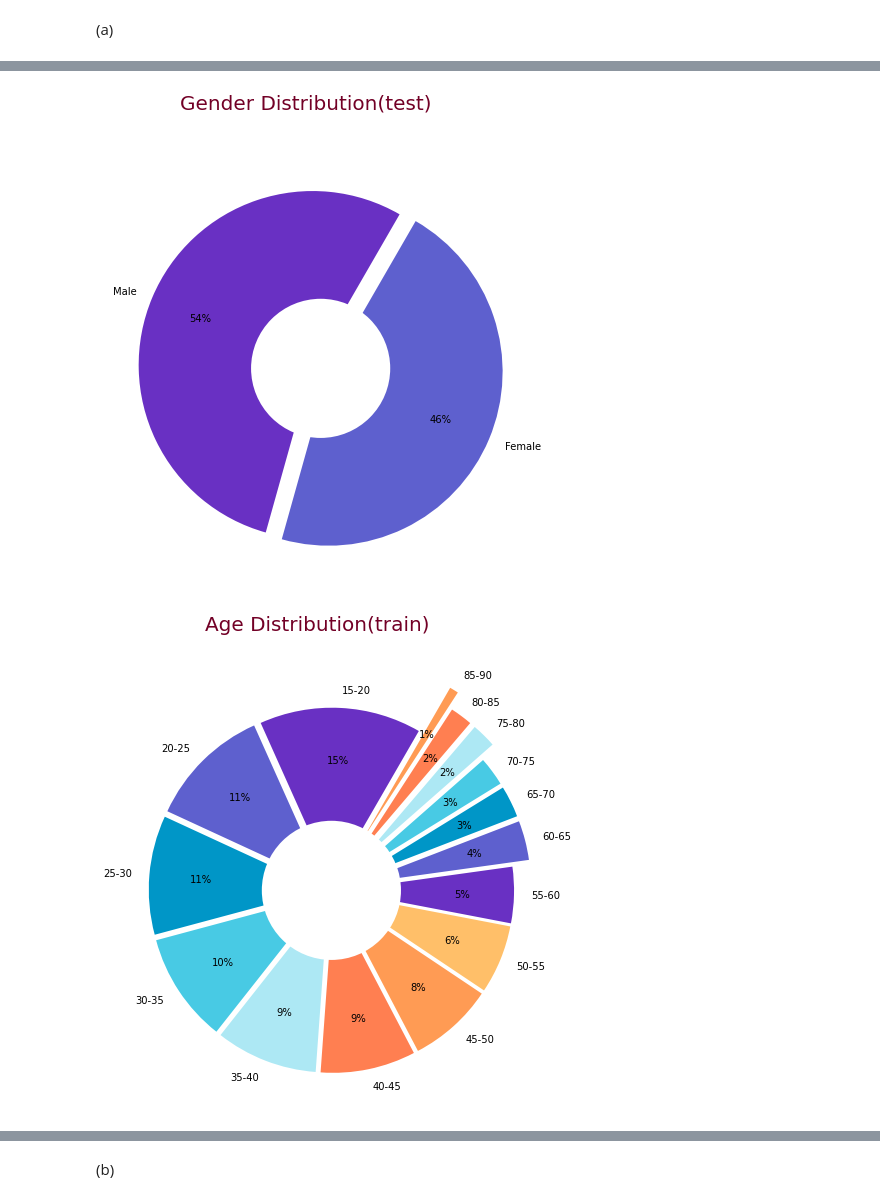
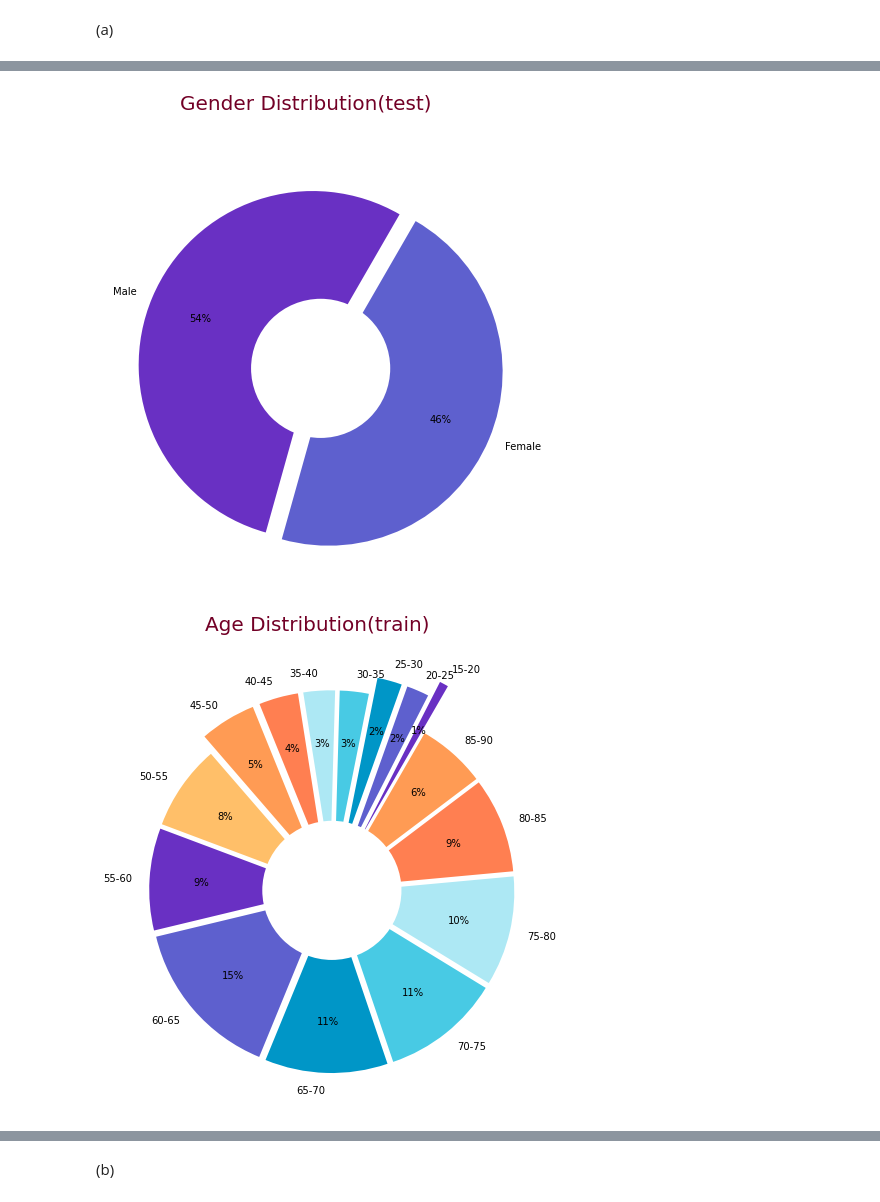
Before and after one commit to Lyric98/953, a Jupyter notebook: hw1/homework1_Yanran.ipynb, the cells around one changed output, grey strips where cells are left out. Saved outputs shown, nothing was run; the diff lists cells and outputs as text; code cells hidden in the pictures.

```diff
--- a/hw1/homework1_Yanran.ipynb
+++ b/hw1/homework1_Yanran.ipynb
@@ -35,13 +35,16 @@ df = pd.read_csv(os.path.join(path_to_data_folder, "gossis.csv"))
 # Enter the features corresponding to each category as a list below
 # category (a)
 # relevant features, all the features other than the ones listed below
-relevant_features = list(df.drop(columns=['encounter_id', 'patient_id',
-                                          'hospital_id', 'hospital_death',
-                                          'hospital_admit_source', 'icu_admit_source',
-                                          "apache_4a_hospital_death_prob",
-                              "apache_4a_icu_death_prob", "apache_2_diagnosis",
-                              "apache_2_bodysystem", "apache_3j_bodysystem",
-                              "apache_3j_diagnosis"]).columns)
+relevant_features = list(df.drop(columns=['encounter_id', 'patient_id', 'hospital_id', "icu_id",
+                       "apache_2_diagnosis", "apache_2_bodysystem",
+                       "apache_3j_bodysystem", "apache_3j_diagnosis",
+                       "apache_4a_hospital_death_prob", "apache_4a_icu_death_prob",
+                              "h1_blood_culture", "h1_urine_culture",
+                              "h1_sputum_culture", "d1_medication_name",
+                              "d1_medication_dosage", "d1_medication_name_complete",
+                              "h1_serum_immunoglobulins_iga", "h1_serum_immunoglobulins_igg",
+                              "h1_serum_immunoglobulins_igm", "h1_anca",
+                              "h1_serum_complement_total_C3", "h1_serum_complement_total_C4"]).columns)
 
 # category (b)
 irrelevant_features = ['encounter_id', 'patient_id', 'hospital_id', "icu_id",
@@ -55,7 +58,7 @@ potentially_leaky_features = ["apache_4a_hospital_death_prob", "apache_4a_icu_de
                               "d1_medication_dosage", "d1_medication_name_complete",
                               "h1_serum_immunoglobulins_iga", "h1_serum_immunoglobulins_igg",
                               "h1_serum_immunoglobulins_igm", "h1_anca",
-                              "h1_serum_complement_total_C3", "h1_serum_complement_total_C4",]
+                              "h1_serum_complement_total_C3", "h1_serum_complement_total_C4"]
 #------YOUR CODE ENDS--------
 
 # Features to drop: categories (b) and (c)
@@ -587,35 +590,35 @@ X_train_rawage.fillna(X_train_raw["age"].mean(), inplace=True)
 X_train_rawage=X_train_rawage.apply(lambda x: math.floor(x/5))
 #print(X_train_rawage.min(),X_train_rawage.max())
 age_labels = ["15-20","20-25", "25-30","30-35","35-40","40-45","45-50","50-55","55-60",
               "60-65", "65-70","70-75","75-80","80-85","85-90"]
 fig, ax  = plt.subplots(figsize=(16, 8))
 fig.suptitle('Age Distribution(train)', size = 20, color = "#720026")
-explode = (0.05, 0.05, 0.05, 0.05, 0.05, 0.05, 0.05, 0.05, 0.05, 0.15, 0.15, 0.15, 0.25, 0.25, 0.35)
-sizes = X_train_rawage.value_counts()
+explode = (0.35, 0.25, 0.25, 0.15, 0.15, 0.15, 0.15, 0.05, 0.05, 0.05, 0.05, 0.05, 0.05, 0.05, 0.05)
+sizes = X_train_rawage.value_counts().sort_index()
 ax.pie(sizes, explode=explode, colors=pie_c, startangle=60, labels=age_labels,autopct='%1.0f%%', pctdistance=0.7)
 ax.add_artist(plt.Circle((0,0),0.4,fc='white'))
 plt.show()
 
 X_test_rawage = X_test_raw["age"]
 X_test_rawage.fillna(X_test_raw["age"].mean(), inplace=True)
 X_test_rawage=X_test_rawage.apply(lambda x: math.floor(x/5))
 #print(X_train_rawage.min(),X_train_rawage.max())
 age_labels = ["15-20","20-25", "25-30","30-35","35-40","40-45","45-50","50-55","55-60",
               "60-65", "65-70","70-75","75-80","80-85","85-90"]
 fig, ax  = plt.subplots(figsize=(16, 8))
 fig.suptitle('Age Distribution(test)', size = 20, color = "#720026")
-explode = (0.05, 0.05, 0.05, 0.05, 0.05, 0.05, 0.05, 0.05, 0.05, 0.15, 0.15, 0.15, 0.25, 0.25, 0.35)
-sizes = X_test_rawage.value_counts()
+explode = (0.35, 0.25, 0.25, 0.15, 0.15, 0.15, 0.15, 0.05, 0.05, 0.05, 0.05, 0.05, 0.05, 0.05, 0.05)
+sizes = X_test_rawage.value_counts().sort_index()
 ax.pie(sizes, explode=explode, colors=pie_c, startangle=60, labels=age_labels,autopct='%1.0f%%', pctdistance=0.7)
 ax.add_artist(plt.Circle((0,0),0.4,fc='white'))
 plt.show()
 
 
 
 #------YOUR CODE ENDS--------
 # %% [output]
 [figure]
 [figure]
 [figure]
 [figure]
-[figure, old version]
+[figure, new version]
```
Also changed, not shown: parts of 4 cells of this notebook, 6 other files.
